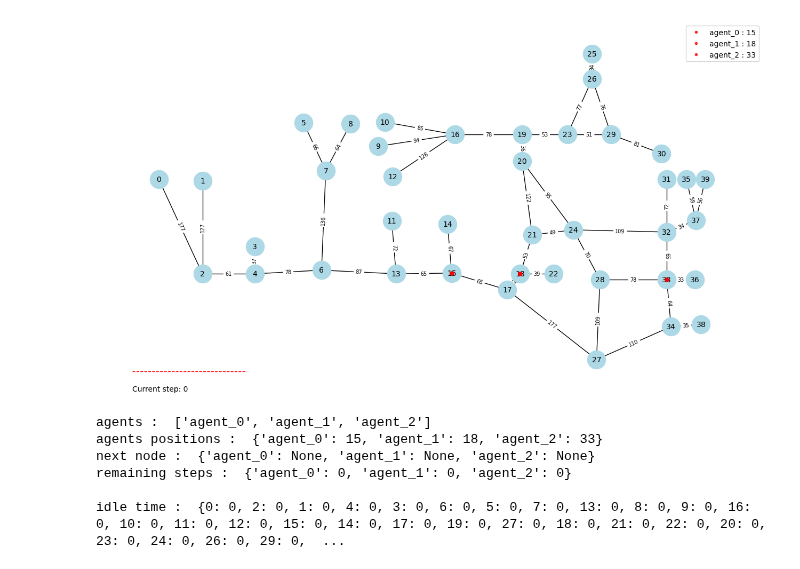
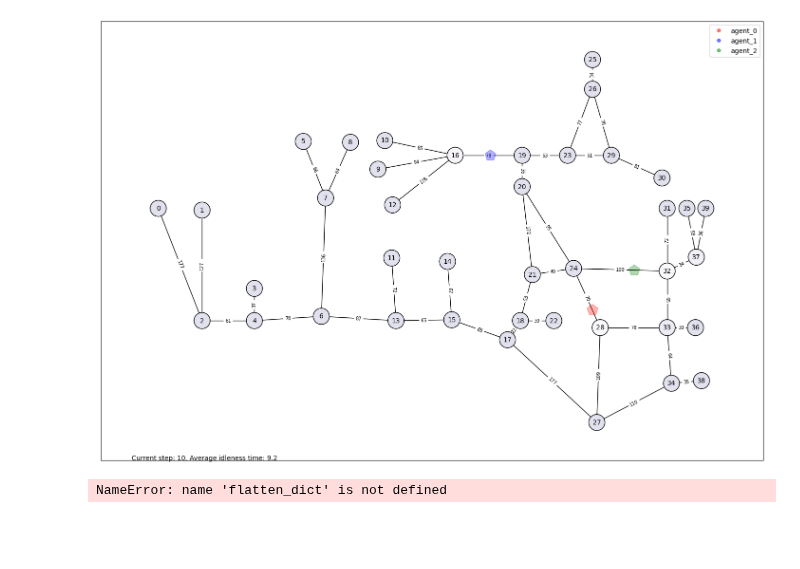
Before and after one commit to NU-IDEAS-Lab/patrolling_zoo, a Jupyter notebook: test.ipynb, the cells around one changed output. Cells and saved outputs as stored; diff of their text form; code cells hidden in the pictures; blank space fills up the shorter version.

```diff
--- a/test.ipynb
+++ b/test.ipynb
@@ -8,20 +23,30 @@ from time import  sleep
 # %%
 G = PatrolGraph("patrolling_zoo/env/cumberland.graph")
-env = GraphPatrolEnv(G.graph, 3)
-env.render()
-# %% [output]
-[figure, removed]
-# %%
-print("agents : ", env.agents)
-print("agents positions : ", env.agentPosition)
-print("next node : ", env.next_node)
-print("remaining steps : ", env.remaining_steps)
-
-print("\nidle time : ", env.idle_time)
-# %% [output]
-agents :  ['agent_0', 'agent_1', 'agent_2']
-agents positions :  {'agent_0': 15, 'agent_1': 18, 'agent_2': 33}
-next node :  {'agent_0': None, 'agent_1': None, 'agent_2': None}
-remaining steps :  {'agent_0': 0, 'agent_1': 0, 'agent_2': 0}
-
-idle time :  {0: 0, 2: 0, 1: 0, 4: 0, 3: 0, 6: 0, 5: 0, 7: 0, 13: 0, 8: 0, 9: 0, 16: 0, 10: 0, 11: 0, 12: 0, 15: 0, 14: 0, 17: 0, 19: 0, 27: 0, 18: 0, 21: 0, 22: 0, 20: 0, 23: 0, 24: 0, 26: 0, 29: 0,  ...
+# %%
+env = parallel_env(G,num_agents=3,require_explicit_visit = False)
+# %%
+observations = env.reset(seed=42)
+
+# We temporarily fix the actions to a single node visit for each agent.
+actions = {agent: env.action_space(agent).sample() for agent in env.agents}
+
+i = 0
+while env.agents:
+    # this is where you would insert your policy
+    # actions = {agent: env.action_space(agent).sample() for agent in env.agents}
+
+    observations, rewards, terminations, truncations, infos = env.step(actions)
+
+    clear_output(wait=True)
+    env.render()
+
+    i += 1
+    if i >= 10:
+        break
+env.close()
+# %% [output]
+[figure, added]
+# %%
+env.global_observation()
+# %% [output]
+NameError: name 'flatten_dict' is not defined
```
Also changed, not shown: parts of 17 cells of this notebook, 7 other files.
